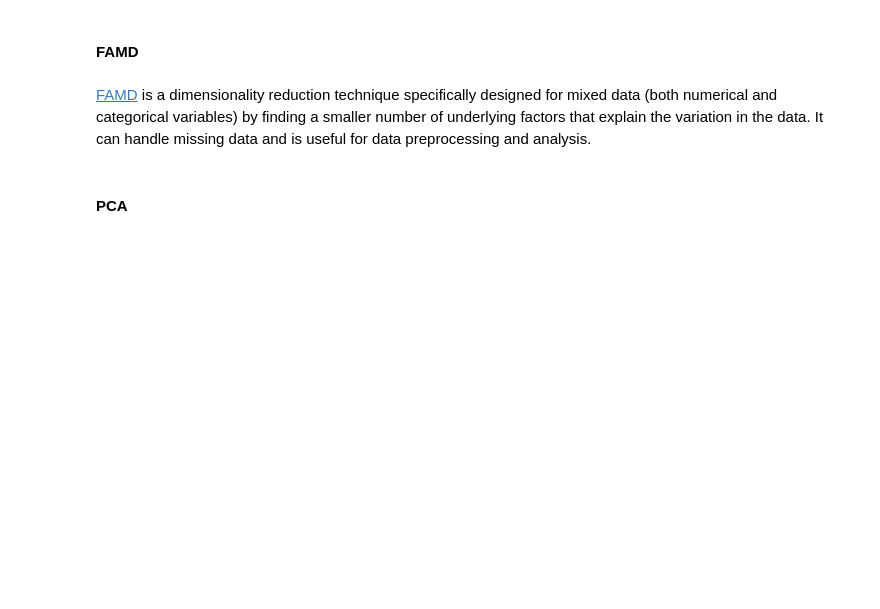
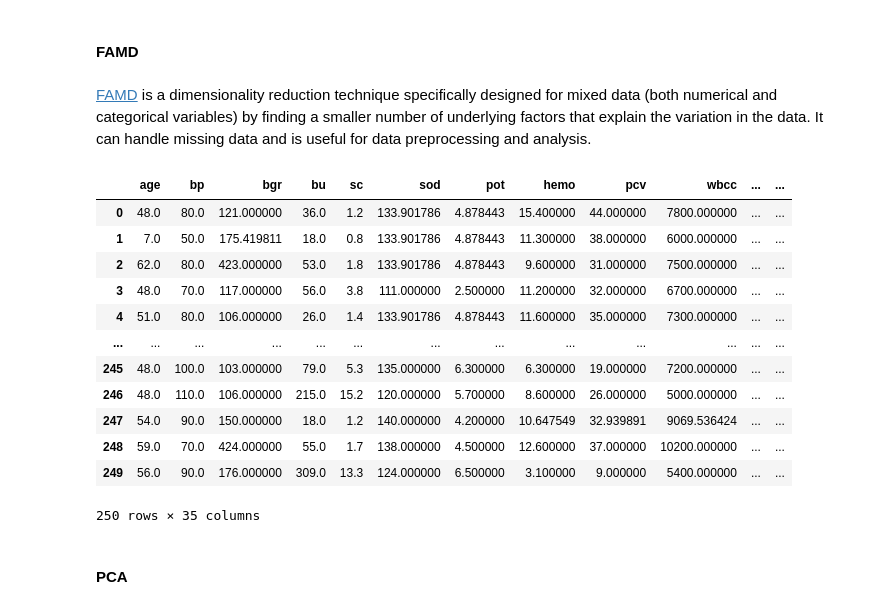
Before and after one commit to AniKhachatryan/ckd, a Jupyter notebook: code/CKD_AniKh_Wemanity.ipynb, the cells around one changed output. Cells and saved outputs as stored; diff of their text form; code cells hidden in the pictures; blank space fills up the shorter version.

Commit message:
feat: add clustering/subtypes in jupyter notebook
add more classification performance metrics, add pca, kmeans clustering, silhouette analysis, cluster comparison

```diff
--- a/code/CKD_AniKh_Wemanity.ipynb
+++ b/code/CKD_AniKh_Wemanity.ipynb
@@ -617,13 +656,10 @@ There is significant overlap with the risk factors identified with the Logistic
 In order to understand potential CKD subtypes we can perform clustering on our data to find groups within the _'ckd'_ data points.
 # %%
 # only select rows where class is 'ckd'
-df_ckd = df[df['class'] == 'ckd']
+X_ckd = df[df['class'] == 'ckd']
 
 # drop the target variable
-df_ckd = df_ckd.drop(columns='class')
+X_ckd = X_ckd.drop(columns='class')
 
-# make a copy of df_ckd
-X_ckd = df_ckd.copy()
-
-print(f'df_ckd shape: {df_ckd.shape}')
+print(f'X_ckd shape: {X_ckd.shape}')
 # %% [output]
@@ -647,2 +677,18 @@ Dimensionality reduction is often performed before clustering for several reason
 # %% [markdown]
 #### Fill in missing values
+# %%
+missing_value_imputer = ColumnTransformer(
+    transformers=[
+        ("num", SimpleImputer(strategy='mean'), colnames_num),
+        ("cat", SimpleImputer(strategy='most_frequent'), colnames_cat),
+    ]
+)
+
+missing_value_imputer.fit(X_ckd)
+
+# ColumnTransformer changes the ordering of the columns,
+# so this is necessary to map the resulting data columns to their names
+colnames_new = [colname[5:] for colname in missing_value_imputer.get_feature_names_out()]
+
+# fill in missing values for train and test
+X_ckd = pd.DataFrame(missing_value_imputer.transform(X_ckd), index=X_ckd.index, columns=colnames_new)
@@ -649,3 +697,9 @@ Dimensionality reduction is often performed before clustering for several reason
+# %%
+X_ckd = pd.get_dummies(X_ckd, columns=colnames_cat, drop_first=True)
+
+# make a copy for later analysis
+df_ckd = X_ckd.copy()
+df_ckd[colnames_num] = df_ckd[colnames_num].apply(pd.to_numeric, errors='coerce', axis=1)
 # %% [markdown]
 #### FAMD
 # %% [markdown]
@@ -681,3 +724,19 @@ X_ckd[:, categorical] = X_ckd[:, categorical] - X_ckd[:, categorical].mean(axis=
+# %%
+df_ckd
+# %% [output]
+|  | age | bp | bgr | bu | sc | sod | pot | hemo | pcv | wbcc | ... | ... |
+| 0 | 48.0 | 80.0 | 121.000000 | 36.0 | 1.2 | 133.901786 | 4.878443 | 15.400000 | 44.000000 | 7800.000000 | ... | ... |
+| 1 | 7.0 | 50.0 | 175.419811 | 18.0 | 0.8 | 133.901786 | 4.878443 | 11.300000 | 38.000000 | 6000.000000 | ... | ... |
+| 2 | 62.0 | 80.0 | 423.000000 | 53.0 | 1.8 | 133.901786 | 4.878443 | 9.600000 | 31.000000 | 7500.000000 | ... | ... |
+| 3 | 48.0 | 70.0 | 117.000000 | 56.0 | 3.8 | 111.000000 | 2.500000 | 11.200000 | 32.000000 | 6700.000000 | ... | ... |
+| 4 | 51.0 | 80.0 | 106.000000 | 26.0 | 1.4 | 133.901786 | 4.878443 | 11.600000 | 35.000000 | 7300.000000 | ... | ... |
+| ... | ... | ... | ... | ... | ... | ... | ... | ... | ... | ... | ... | ... |
+| 245 | 48.0 | 100.0 | 103.000000 | 79.0 | 5.3 | 135.000000 | 6.300000 | 6.300000 | 19.000000 | 7200.000000 | ... | ... |
+| 246 | 48.0 | 110.0 | 106.000000 | 215.0 | 15.2 | 120.000000 | 5.700000 | 8.600000 | 26.000000 | 5000.000000 | ... | ... |
+| 247 | 54.0 | 90.0 | 150.000000 | 18.0 | 1.2 | 140.000000 | 4.200000 | 10.647549 | 32.939891 | 9069.536424 | ... | ... |
+| 248 | 59.0 | 70.0 | 424.000000 | 55.0 | 1.7 | 138.000000 | 4.500000 | 12.600000 | 37.000000 | 10200.000000 | ... | ... |
+| 249 | 56.0 | 90.0 | 176.000000 | 309.0 | 13.3 | 124.000000 | 6.500000 | 3.100000 | 9.000000 | 5400.000000 | ... | ... |
+250 rows × 35 columns
 # %% [markdown]
 #### PCA
 # %%
```
Also changed, not shown: parts of 37 cells of this notebook.
